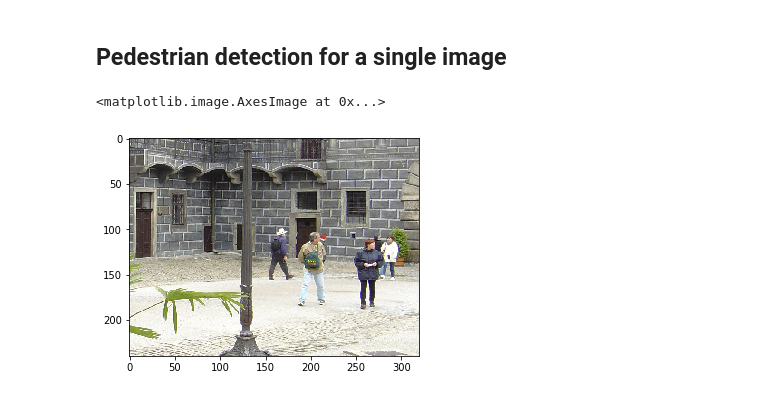
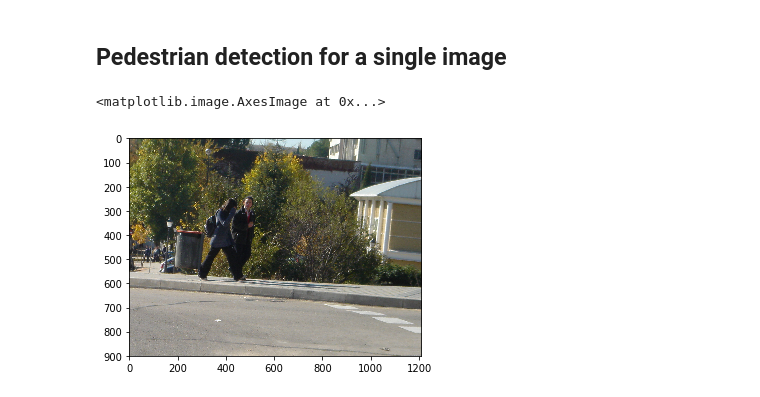
Before and after one commit to LC1905/Pedestrian_Detection, a Jupyter notebook: HOG/visualize.ipynb, the cells around one changed output. Cells and saved outputs as stored; diff of their text form; code cells hidden in the pictures.

```diff
--- a/HOG/visualize.ipynb
+++ b/HOG/visualize.ipynb
@@ -56,15 +53,17 @@ fd.shape
 # %% [markdown]
 ## Pedestrian detection for a single image
 # %%
-filename = "../INRIAPerson/Test/pos/crop001718.png"
+filename = "../INRIAPerson/Test/pos/crop001661.png"
 # %%
 # Load and resize image to 320 x 240
-img = Image.open(filename).resize((320, 240))
-img = np.array(img) / 255
+#img = Image.open(filename).resize((320, 240))
+#img = np.array(img) / 255
+#plt.imshow(img)
+img = utils.load_image(filename, crop = False)
 plt.imshow(img)
 # %% [output]
 <matplotlib.image.AxesImage at 0x...>
-[figure, old version]
+[figure, new version]
 # %%
 import test
 detect = test.recognize(filename, stride = 16, wsize = (128, 64))
```
Also changed, not shown: parts of 8 cells of this notebook, 2 other files.
